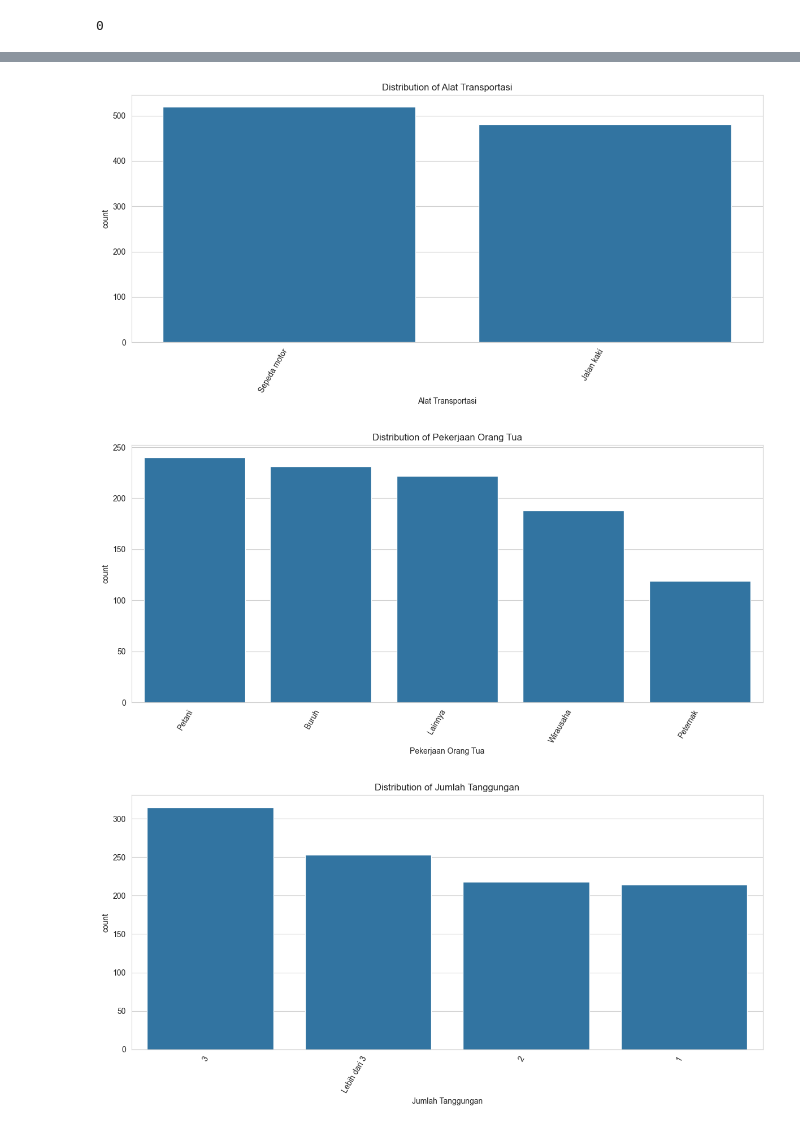
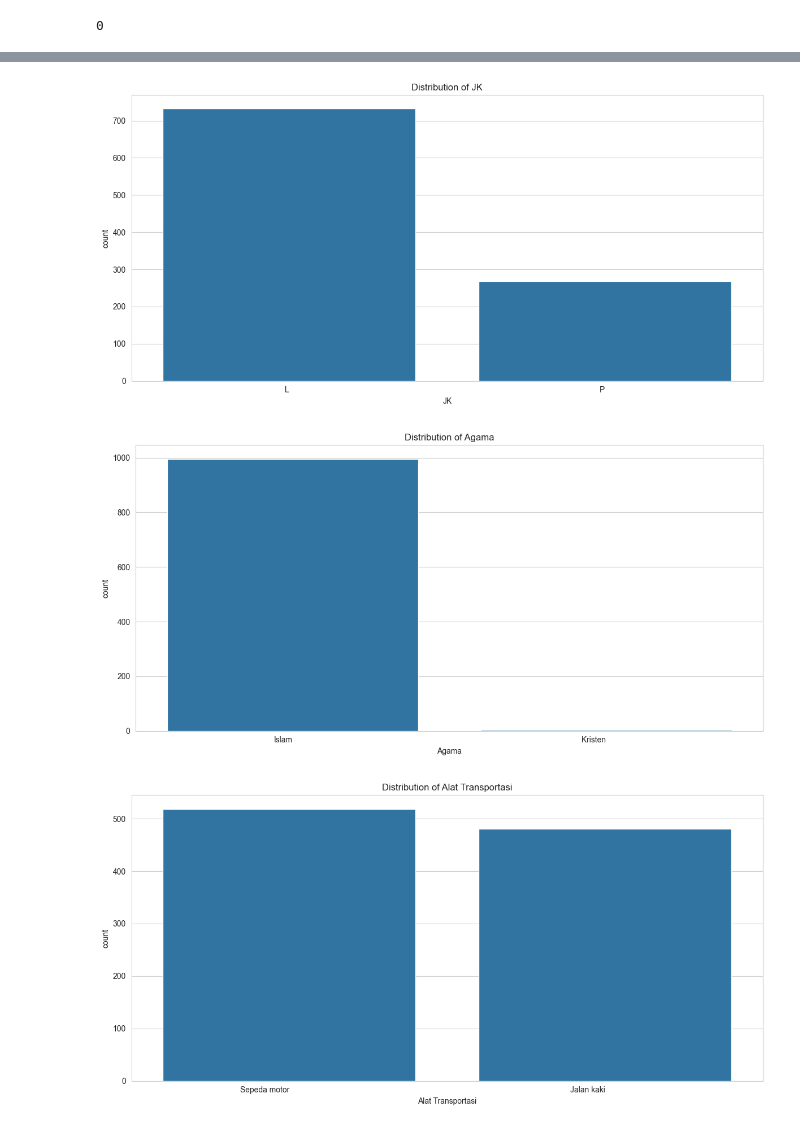
Before and after one commit to Tagenshin/capstone_spk_pip, a Jupyter notebook: ml/cleaning_data/cleaning.ipynb, the cells around one changed output, grey strips where cells are left out. Saved outputs shown, nothing was run; the diff lists cells and outputs as text; code cells hidden in the pictures.

Commit message:
up model dan data

```diff
--- a/ml/cleaning_data/cleaning.ipynb
+++ b/ml/cleaning_data/cleaning.ipynb
@@ -8,7 +10,7 @@ import warnings
 
 warnings.filterwarnings("ignore")
 # %%
-df = pd.read_excel('../dataset/Data_Siswa_PKBM_Orange_Dummy.xlsx')
+df = pd.read_excel('../dataset/Data_Siswa_PKBM_Orange.xlsx')
 df.head()
 # %% [output]
 |  | Nama | JK | Agama | Alat Transportasi | Kebutuhan Khusus | Pekerjaan Orang Tua | Usia | ... |
@@ -41,15 +45,3 @@ Data columns (total 12 columns):
  11  Status                 1000 non-null   object
 dtypes: int64(2), object(10)
 memory usage: 93.9+ KB
-# %%
-# hapus kolom yang tidak diperlukan
-df.drop(
-    columns=[
-        'Nama',
-        'JK',
-        'Agama',
-        'Kebutuhan Khusus',
-        'Usia'
-    ],
-    inplace=True
-)
@@ -82,6 +85,3 @@ dtype: int64
 df.duplicated().sum()
 # %% [output]
 0
-# %%
-# Hapus baris duplicate
-df = df.drop_duplicates()
@@ -131,18 +134,18 @@ plot_numerical_distributions_grid(df, nums_kolom, cols=3)
 # %%
-cat_kolom = df.select_dtypes(include=['object']).columns
+cat_kolom = df.select_dtypes(include=['object']).columns.drop('Nama')
 
 def plot_top_categories(data, column, top_n=20):
     top_categories = data[column].value_counts().nlargest(top_n).index
     plt.figure(figsize=(12,6))
     sns.countplot(data=data[data[column].isin(top_categories)], x=column, order=top_categories)
-    plt.xticks(rotation=60, ha='right')
+    plt.xticks(ha='right')
     plt.title(f'Distribution of {column}')
     plt.tight_layout()
     plt.show()
 
 for col in cat_kolom:
     plot_top_categories(df, col, top_n=20)
 # %% [output]
-[figure, old version]
+[figure, new version]
-[figure, old version]
+[figure, new version]
-[figure, old version]
+[figure, new version]
```
Also changed, not shown: parts of 19 cells of this notebook, 14 other files.
